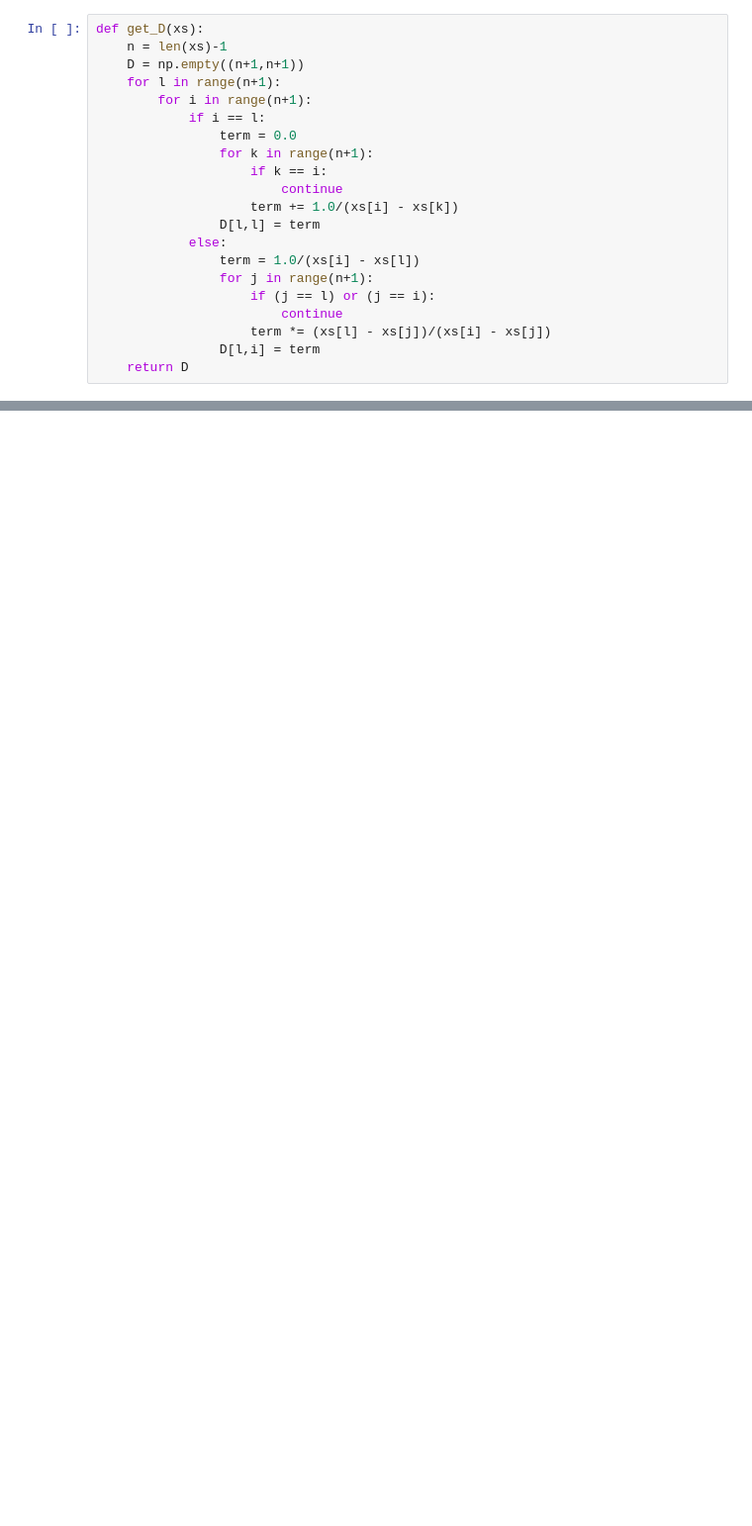
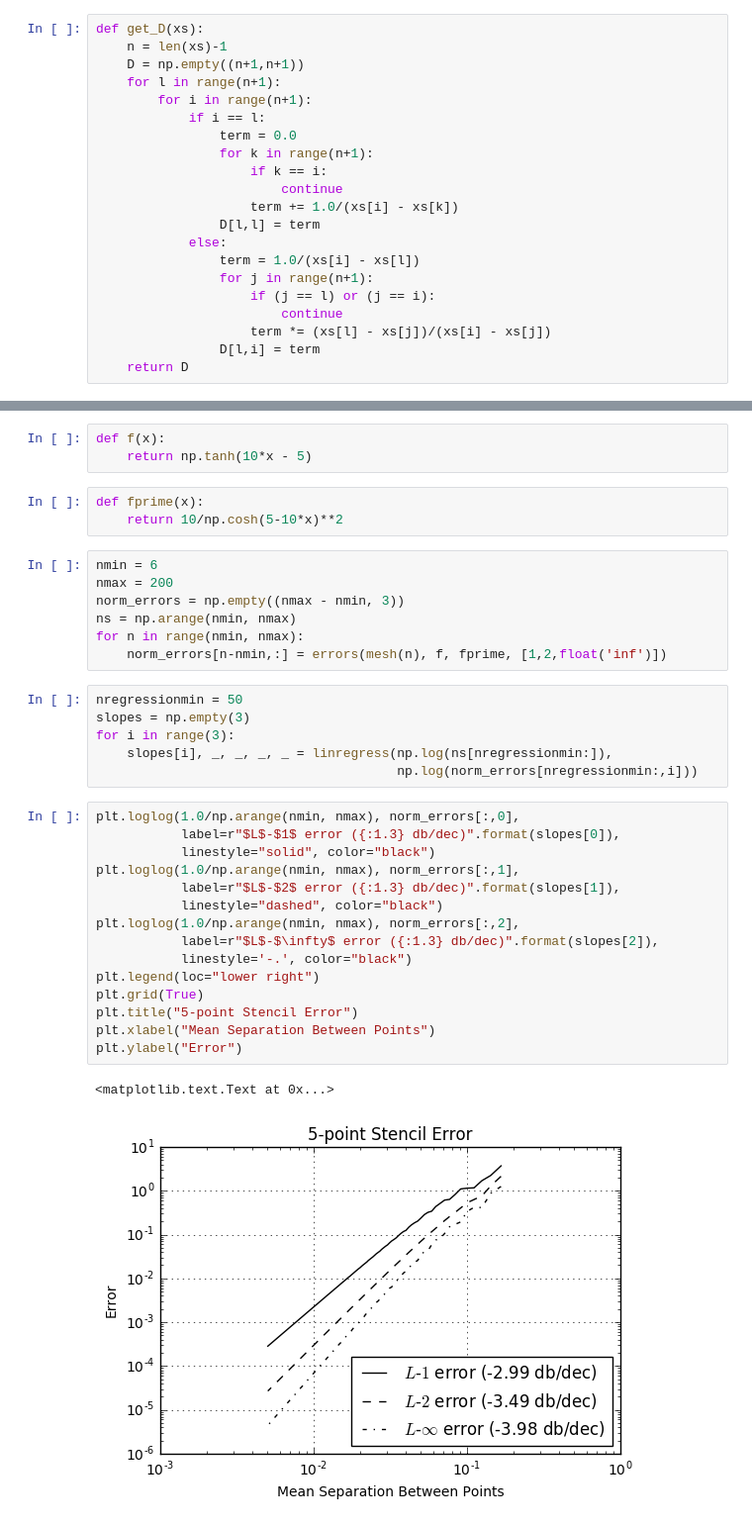
Before and after one commit to ChristoSilvia/mae6230_cfd, a Jupyter notebook: homeworks/2/Untitled.ipynb, the cells around one changed output, grey strips where cells are left out. Shown at 99% size. Saved outputs shown, nothing was run; the diff lists cells and outputs as text; blank space fills up the shorter version.

```diff
--- a/homeworks/2/Untitled.ipynb
+++ b/homeworks/2/Untitled.ipynb
@@ -91,0 +62,37 @@ array([[-2.08333333,  4.        , -3.        ,  1.33333333, -0.25      ],
+# %%
+def f(x):
+    return np.tanh(10*x - 5)
+# %%
+def fprime(x):
+    return 10/np.cosh(5-10*x)**2
+# %%
+nmin = 6
+nmax = 200
+norm_errors = np.empty((nmax - nmin, 3))
+ns = np.arange(nmin, nmax)
+for n in range(nmin, nmax):
+    norm_errors[n-nmin,:] = errors(mesh(n), f, fprime, [1,2,float('inf')])
+# %%
+nregressionmin = 50
+slopes = np.empty(3)
+for i in range(3):
+    slopes[i], _, _, _, _ = linregress(np.log(ns[nregressionmin:]),
+                                       np.log(norm_errors[nregressionmin:,i]))
+# %%
+plt.loglog(1.0/np.arange(nmin, nmax), norm_errors[:,0],
+           label=r"$L$-$1$ error ({:1.3} db/dec)".format(slopes[0]),
+           linestyle="solid", color="black")
+plt.loglog(1.0/np.arange(nmin, nmax), norm_errors[:,1],
+           label=r"$L$-$2$ error ({:1.3} db/dec)".format(slopes[1]),
+           linestyle="dashed", color="black")
+plt.loglog(1.0/np.arange(nmin, nmax), norm_errors[:,2],
+           label=r"$L$-$\infty$ error ({:1.3} db/dec)".format(slopes[2]),
+           linestyle='-.', color="black")
+plt.legend(loc="lower right")
+plt.grid(True)
+plt.title("5-point Stencil Error")
+plt.xlabel("Mean Separation Between Points")
+plt.ylabel("Error")
+# %% [output]
+<matplotlib.text.Text at 0x...>
+[figure, added]
```
Also changed, not shown: parts of 17 cells of this notebook.
